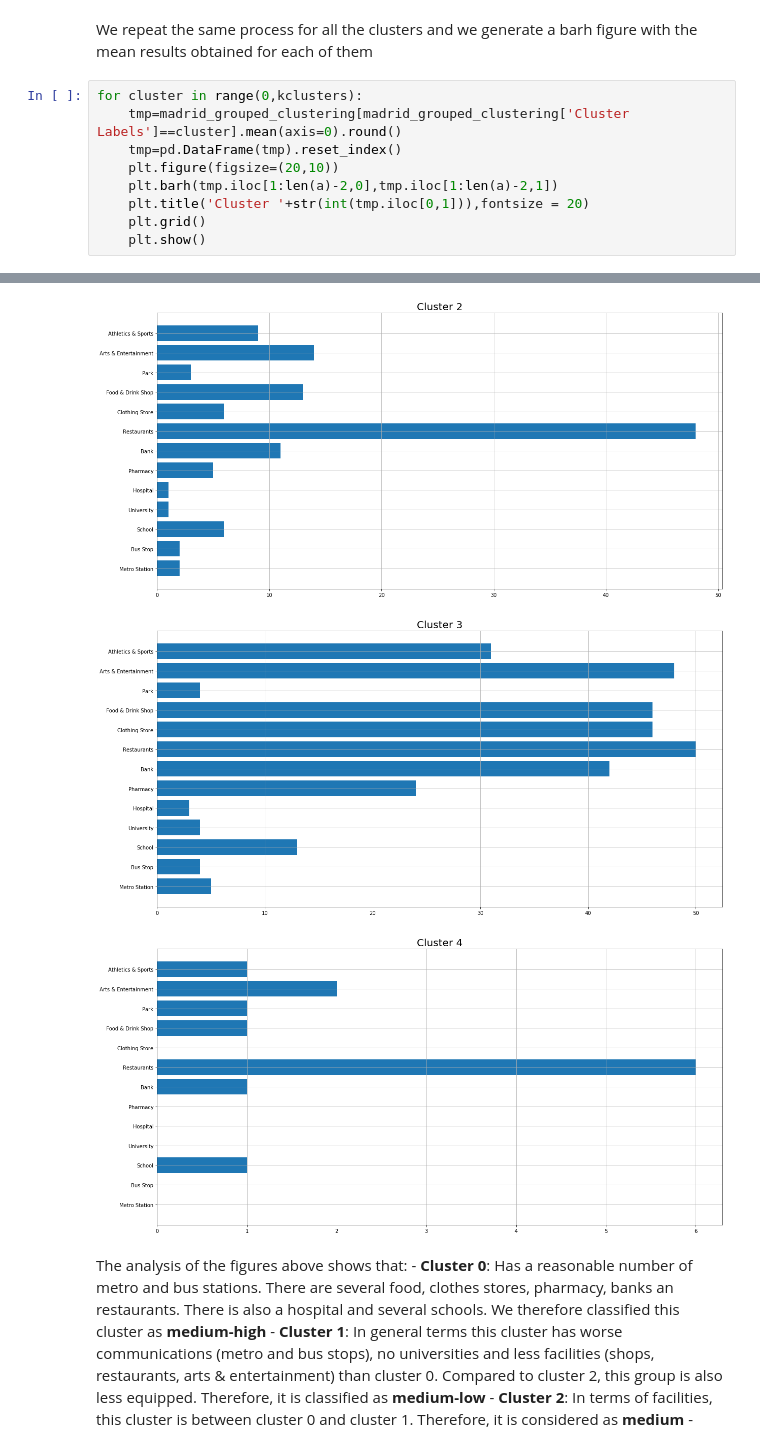
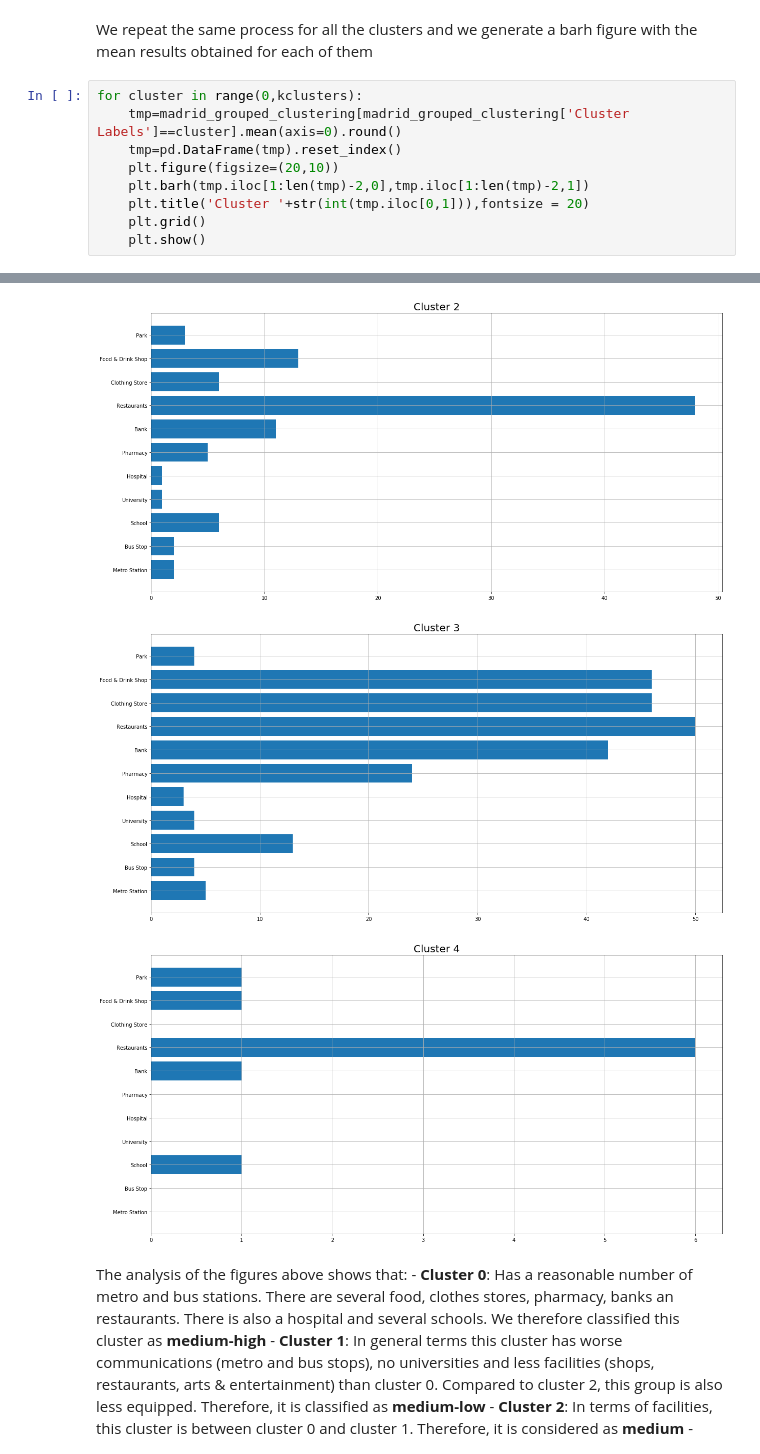
Before and after one commit to coke456/Coursera_Capstone, a Jupyter notebook: MadridNeighborhoods.ipynb, the cells around one changed output, grey strips where cells are left out. Saved outputs shown, nothing was run; the diff lists cells and outputs as text.

```diff
--- a/MadridNeighborhoods.ipynb
+++ b/MadridNeighborhoods.ipynb
@@ -305,7 +328,7 @@ for cluster in range(0,kclusters):
     tmp=madrid_grouped_clustering[madrid_grouped_clustering['Cluster Labels']==cluster].mean(axis=0).round()
     tmp=pd.DataFrame(tmp).reset_index()
     plt.figure(figsize=(20,10))
-    plt.barh(tmp.iloc[1:len(a)-2,0],tmp.iloc[1:len(a)-2,1])
+    plt.barh(tmp.iloc[1:len(tmp)-2,0],tmp.iloc[1:len(tmp)-2,1])
     plt.title('Cluster '+str(int(tmp.iloc[0,1])),fontsize = 20)
     plt.grid()
     plt.show()
@@ -315,6 +338,6 @@ for cluster in range(0,kclusters):
-[figure, old version]
+[figure, new version]
-[figure, old version]
+[figure, new version]
-[figure, old version]
+[figure, new version]
 # %% [markdown]
 The analysis of the figures above shows that:
     - __Cluster 0__:  Has a reasonable number of metro and bus stations. There are several food, clothes stores, pharmacy, banks an restaurants. There is also a hospital and several schools. We therefore classified this cluster as __medium-high__
```
Also changed, not shown: parts of 8 cells of this notebook.
